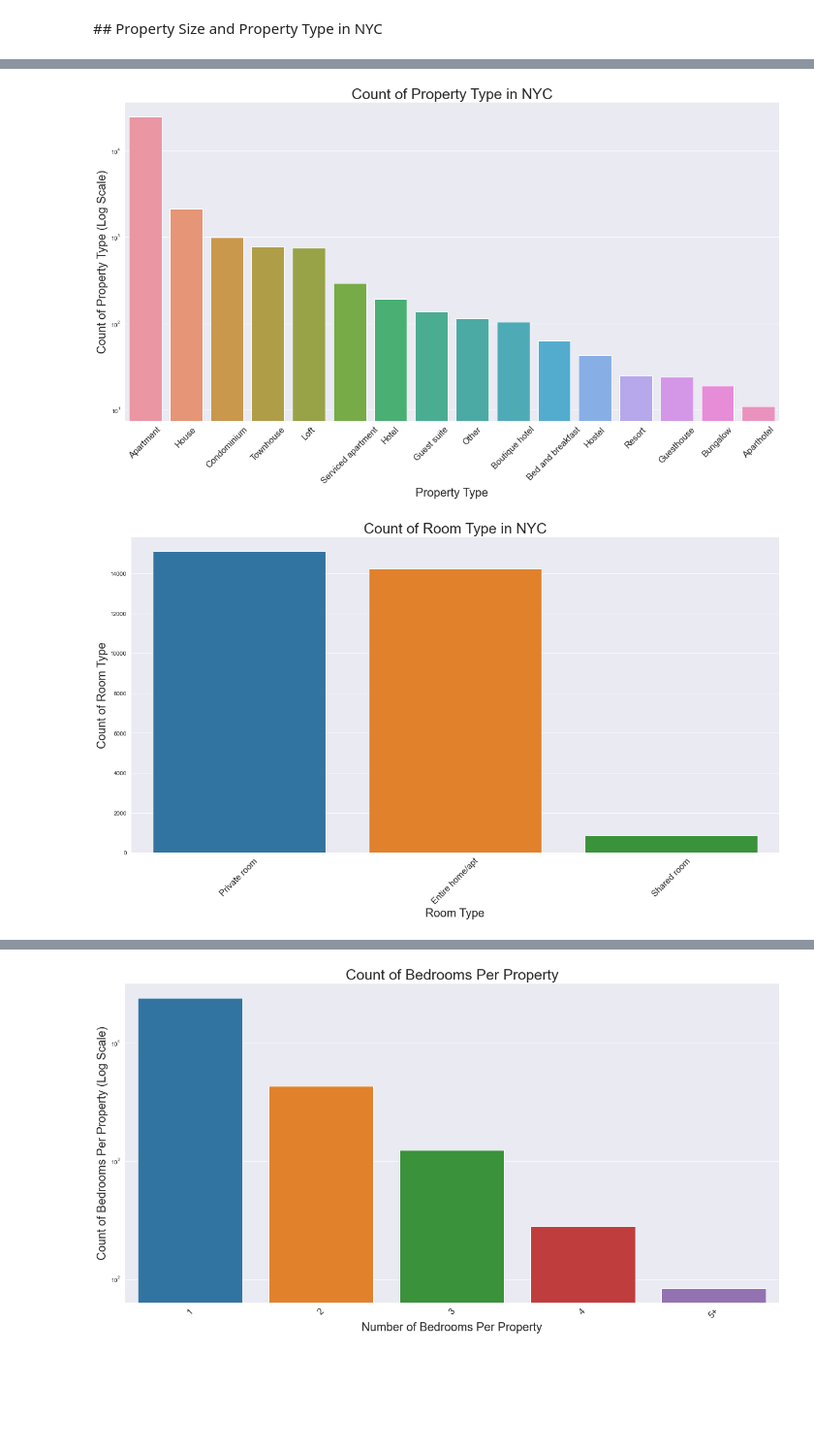
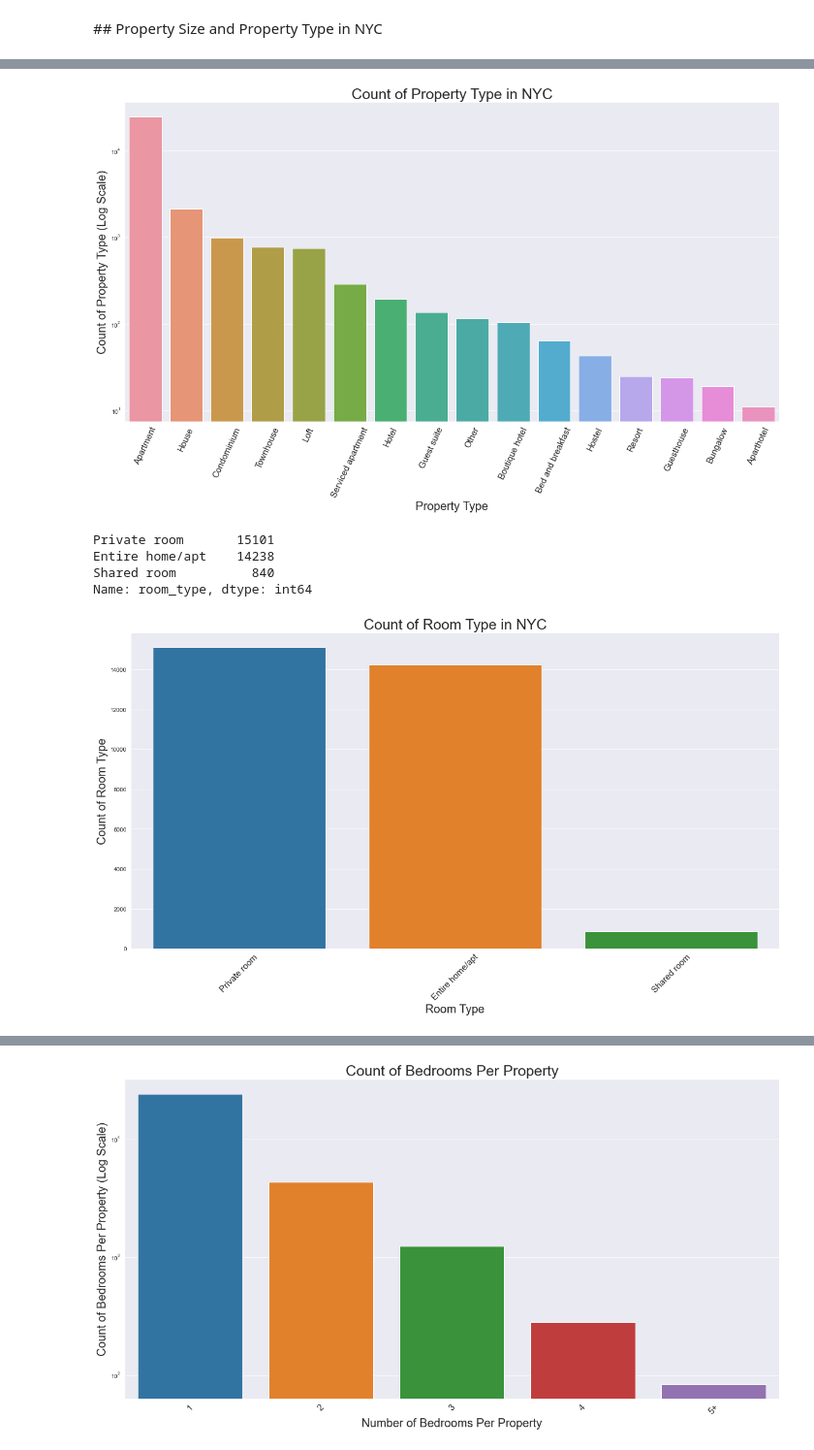
Before and after one commit to rachelastar/airbnb-eda, a Jupyter notebook: Airbnb-EDA.ipynb, the cells around one changed output, grey strips where cells are left out. Shown at 97% size. Cells and saved outputs as stored; diff of their text form; code cells hidden in the pictures; blank space fills up the shorter version.

```diff
--- a/Airbnb-EDA.ipynb
+++ b/Airbnb-EDA.ipynb
@@ -113,24 +104,25 @@ property_type_count = listings["property_type"].value_counts()
 # %%
 #Creating bar plot to show extreme variance in these
 plt.figure(figsize=(20,10))
 sns.barplot(x=property_type_count.index, y=property_type_count)
 sns.set_style('darkgrid')
 plt.yscale('log')
 plt.xlabel("Property Type", fontsize=20)
 plt.ylabel("Count of Property Type (Log Scale)", fontsize=20)
 plt.title("Count of Property Type in NYC", fontsize=25)
-plt.xticks(rotation=45, fontsize=15)
+plt.xticks(rotation=65, fontsize=15)
 plt.show()
 
 ####### Try and add values if time???!!!
 # %% [output]
-[figure, old version]
+[figure, new version]
 # %%
 room_type_count = listings['room_type'].value_counts()
+print(room_type_count)
 
 #Creating bar plot to show these
 plt.figure(figsize=(20,10))
-sns.barplot(x=room_type_count.index, y=room_type_count)
+sns.countplot(data=listings, x='room_type')
 sns.set_style('darkgrid')
 plt.xlabel("Room Type", fontsize=20)
 plt.ylabel("Count of Room Type", fontsize=20)
@@ -138,6 +130,10 @@ plt.title("Count of Room Type in NYC", fontsize=25)
 plt.xticks(rotation=45, fontsize=15)
 plt.show()
 # %% [output]
+Private room       15101
+Entire home/apt    14238
+Shared room          840
+Name: room_type, dtype: int64
 [figure]
 # %%
 accommodates_count = pd.DataFrame(listings['accommodates'].value_counts()).sort_index()
```
Also changed, not shown: parts of 16 cells of this notebook.
